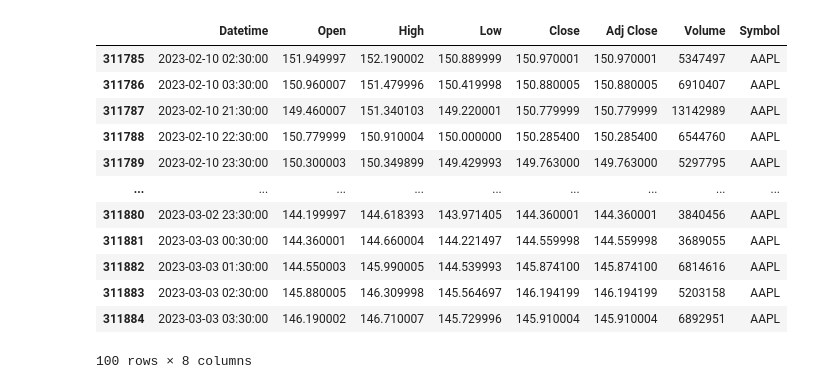
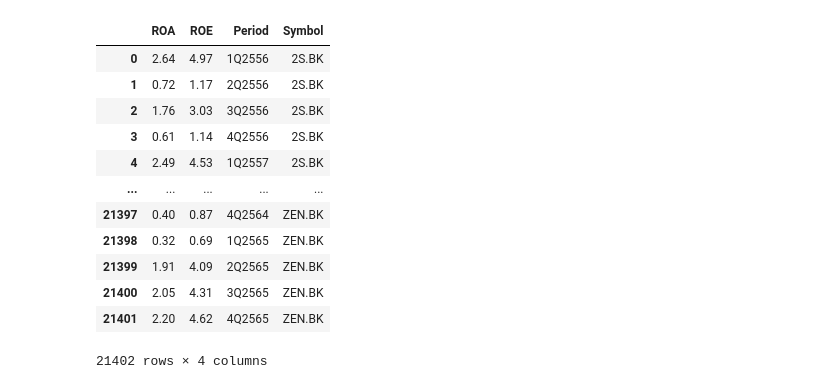
Before and after one commit to TIIIIIIW/SOFTWARE-DEVELOPMENT-2, a Jupyter notebook: ML/GUI/TryCode.ipynb, the cells around one changed output. Drawn from its saved outputs; the diff is of its cells as text; code cells hidden in the pictures.

```diff
--- a/ML/GUI/TryCode.ipynb
+++ b/ML/GUI/TryCode.ipynb
@@ -109,25 +109,23 @@ import pandas as pd
 # df_plot
 # %%
 conn = sqlite3.connect('share_V3.sqlite')
-df_hour = pd.read_sql("""SELECT sph."Datetime", sph.Open, sph.High, sph.Low, sph.Close, sph."Adj Close", sph.Volume, i.Symbol
-                     FROM Stock_price_hours as sph
-                     INNER JOIN Information as i
-                     ON i.SymbolId = sph.SymbolId;"""
+df_roaroe = pd.read_sql("""SELECT fq.ROA,fq.ROE,fq.Period,i.Symbol FROM Financial_quarterly as fq
+                            INNER JOIN Information as i ON i.SymbolId = fq.SymbolId
+                            ORDER BY i.Symbol ASC;"""
                      ,conn)
 
-df_plot = df_hour[(df_hour['Symbol'] == 'AAPL')].tail(100)
-df_plot
+df_roaroe
 # %% [output]
-|  | Datetime | Open | High | Low | Close | Adj Close | Volume | Symbol |
-| 311785 | 2023-02-10 02:30:00 | 151.949997 | 152.190002 | 150.889999 | 150.970001 | 150.970001 | 5347497 | AAPL |
-| 311786 | 2023-02-10 03:30:00 | 150.960007 | 151.479996 | 150.419998 | 150.880005 | 150.880005 | 6910407 | AAPL |
-| 311787 | 2023-02-10 21:30:00 | 149.460007 | 151.340103 | 149.220001 | 150.779999 | 150.779999 | 13142989 | AAPL |
-| 311788 | 2023-02-10 22:30:00 | 150.779999 | 150.910004 | 150.000000 | 150.285400 | 150.285400 | 6544760 | AAPL |
-| 311789 | 2023-02-10 23:30:00 | 150.300003 | 150.349899 | 149.429993 | 149.763000 | 149.763000 | 5297795 | AAPL |
-| ... | ... | ... | ... | ... | ... | ... | ... | ... |
-| 311880 | 2023-03-02 23:30:00 | 144.199997 | 144.618393 | 143.971405 | 144.360001 | 144.360001 | 3840456 | AAPL |
-| 311881 | 2023-03-03 00:30:00 | 144.360001 | 144.660004 | 144.221497 | 144.559998 | 144.559998 | 3689055 | AAPL |
-| 311882 | 2023-03-03 01:30:00 | 144.550003 | 145.990005 | 144.539993 | 145.874100 | 145.874100 | 6814616 | AAPL |
-| 311883 | 2023-03-03 02:30:00 | 145.880005 | 146.309998 | 145.564697 | 146.194199 | 146.194199 | 5203158 | AAPL |
-| 311884 | 2023-03-03 03:30:00 | 146.190002 | 146.710007 | 145.729996 | 145.910004 | 145.910004 | 6892951 | AAPL |
+|  | ROA | ROE | Period | Symbol |
+| 0 | 2.64 | 4.97 | 1Q2556 | 2S.BK |
+| 1 | 0.72 | 1.17 | 2Q2556 | 2S.BK |
+| 2 | 1.76 | 3.03 | 3Q2556 | 2S.BK |
+| 3 | 0.61 | 1.14 | 4Q2556 | 2S.BK |
+| 4 | 2.49 | 4.53 | 1Q2557 | 2S.BK |
+| ... | ... | ... | ... | ... |
+| 21397 | 0.40 | 0.87 | 4Q2564 | ZEN.BK |
+| 21398 | 0.32 | 0.69 | 1Q2565 | ZEN.BK |
+| 21399 | 1.91 | 4.09 | 2Q2565 | ZEN.BK |
+| 21400 | 2.05 | 4.31 | 3Q2565 | ZEN.BK |
+| 21401 | 2.20 | 4.62 | 4Q2565 | ZEN.BK |
-100 rows × 8 columns
+21402 rows × 4 columns
```
Also changed, not shown: parts of 4 cells of this notebook, 4 other files.
